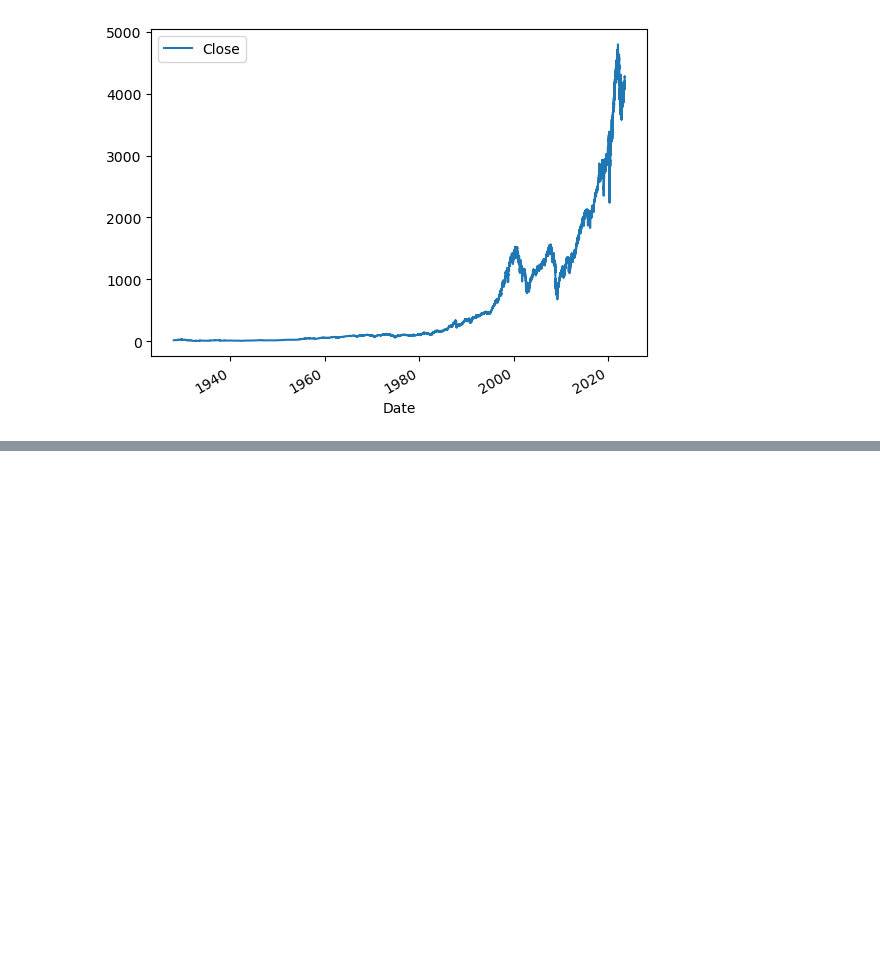
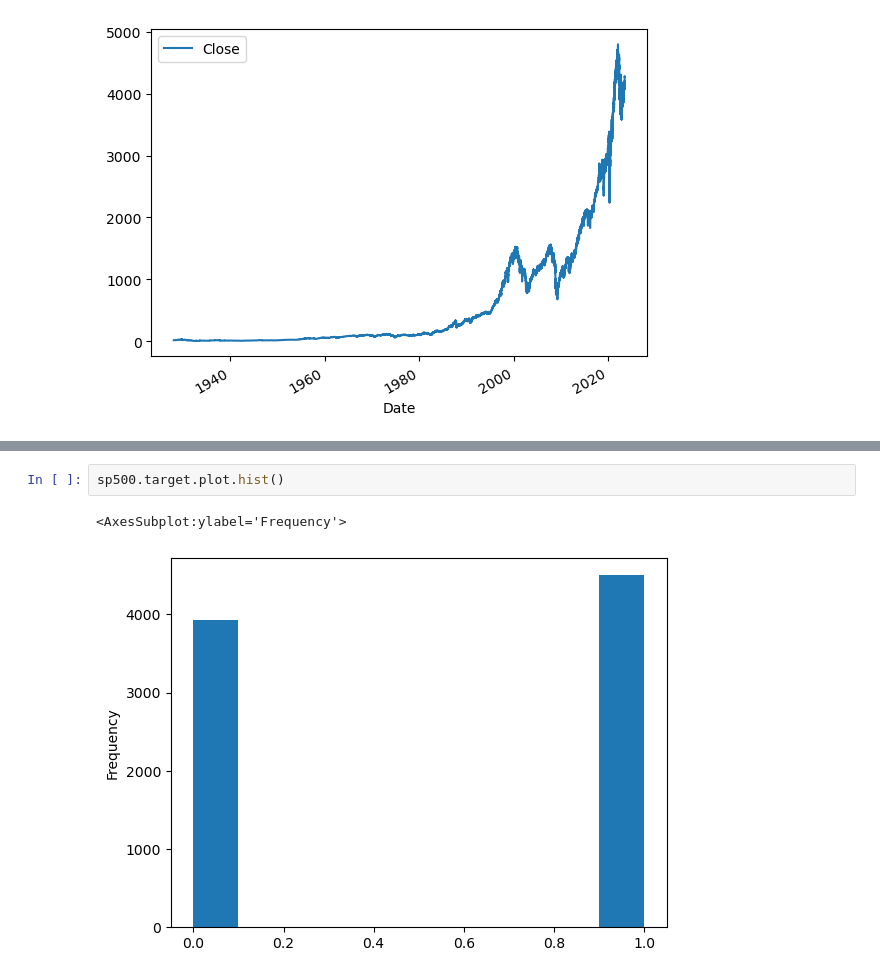
Before and after one commit to scottbarnett97/individual-project-sp500, a Jupyter notebook: workbook.ipynb, the cells around one changed output, grey strips where cells are left out. Saved outputs shown, nothing was run; the diff lists cells and outputs as text; blank space fills up the shorter version.

```diff
--- a/workbook.ipynb
+++ b/workbook.ipynb
@@ -46,0 +178,5 @@ sp500
+# %%
+sp500.target.plot.hist()
+# %% [output]
+<AxesSubplot:ylabel='Frequency'>
+[figure, added]
```
Also changed, not shown: parts of 38 cells of this notebook, 2 other files.
